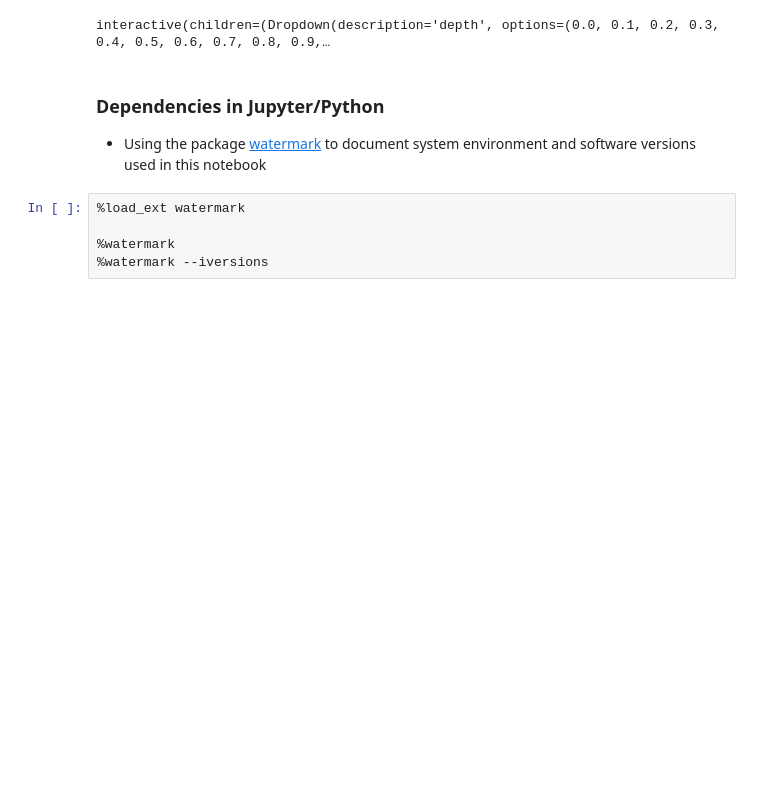
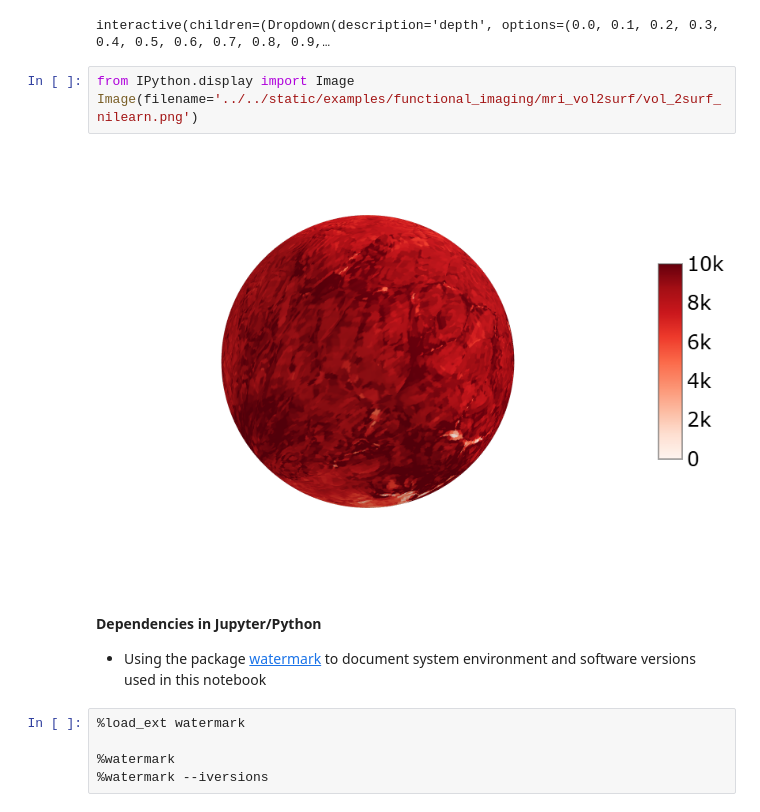
Before and after one commit to kylemaps/neurodeskedu, a Jupyter notebook: books/examples/functional_imaging/mri_vol2surf.ipynb, the cells around one changed output. Cells and saved outputs as stored; diff of their text form; blank space fills up the shorter version.

```diff
--- a/books/examples/functional_imaging/mri_vol2surf.ipynb
+++ b/books/examples/functional_imaging/mri_vol2surf.ipynb
@@ -198,8 +198,13 @@ def plot1(depth, time_point):
     return plot_data(depth, time_point)
 # %% [output]
 interactive(children=(Dropdown(description='depth', options=(0.0, 0.1, 0.2, 0.3, 0.4, 0.5, 0.6, 0.7, 0.8, 0.9,…
+# %%
+from IPython.display import Image
+Image(filename='../../static/examples/functional_imaging/mri_vol2surf/vol_2surf_nilearn.png')
+# %% [output]
+[figure, added]
 # %% [markdown]
-### Dependencies in Jupyter/Python
+#### Dependencies in Jupyter/Python
 - Using the package [watermark](https://github.com/rasbt/watermark) to document system environment and software versions used in this notebook
 # %%
 %load_ext watermark
```
Also changed, not shown: parts of 3 cells of this notebook, 17 other files.
